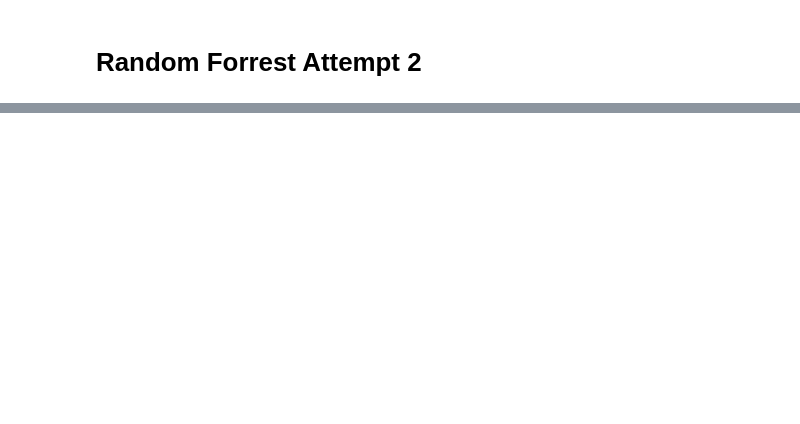
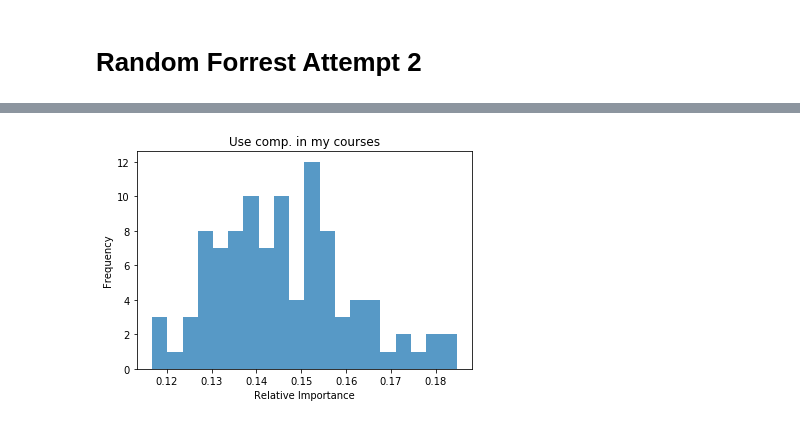
Before and after one commit to PERLMSU/Computational-Education-Data, a Jupyter notebook: Random Forest Attempt 2.ipynb, the cells around one changed output, grey strips where cells are left out. Cells and saved outputs as stored; diff of their text form; code cells hidden in the pictures; blank space fills up the shorter version.

```diff
--- a/Random Forest Attempt 2.ipynb
+++ b/Random Forest Attempt 2.ipynb
@@ -392,6 +337,15 @@ print(Questions)
 # %%
-def Individual_Distribution(Importances, Title):
-    n, bins, patches = plt.hist(Importances, 20, color=plt.rcParams['axes.color_cycle'][0], alpha=0.75)
+def Individual_Distribution(Importances, Questions, Question_examine):
+    index = -1
+    for k in Questions:
+        index+=1
+        if k == Question_examine:
+            Importance_index = index
+    Importance = Importances[:,Importance_index]
+    n, bins, patches = plt.hist(Importance, 20, color=plt.rcParams['axes.color_cycle'][0], alpha=0.75)
+    for i, j in zip(questions_df['id'], questions_df['shortname']):
+        if i == Question_examine:
+            Title = j
     plt.title(Title)
     plt.ylabel('Frequency')
     plt.xlabel('Relative Importance')
@@ -472,3 +391,7 @@ Plot_Relative_Importance(Mean, Confidence_Interval, Questions, (8,8))
+# %%
+Individual_Distribution(Importance_Measures, Questions, 'Q161')
+# %% [output]
+[figure, added]
 # %%
 def Plot_Cumulative_Importance(Mean, Questions, figsize):
     Index = np.argsort(Mean)
```
Also changed, not shown: parts of 26 cells of this notebook, 1 other file.
